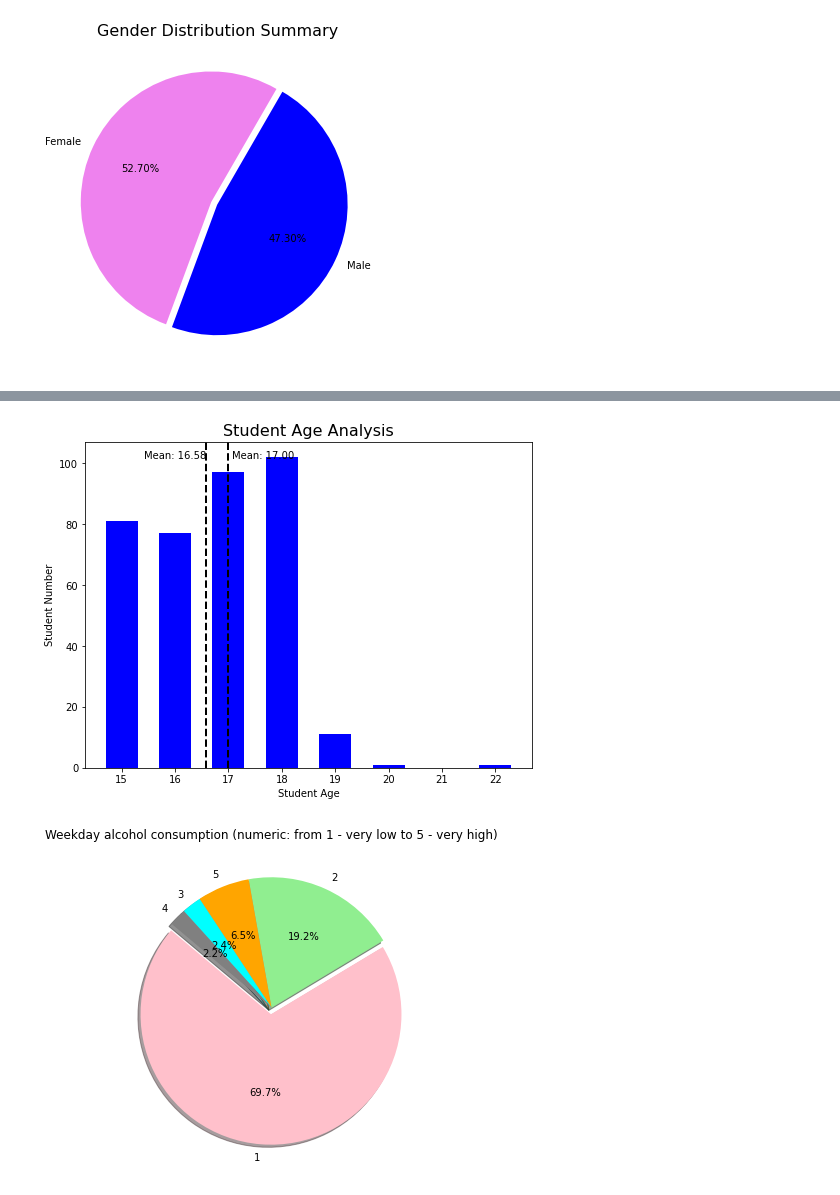
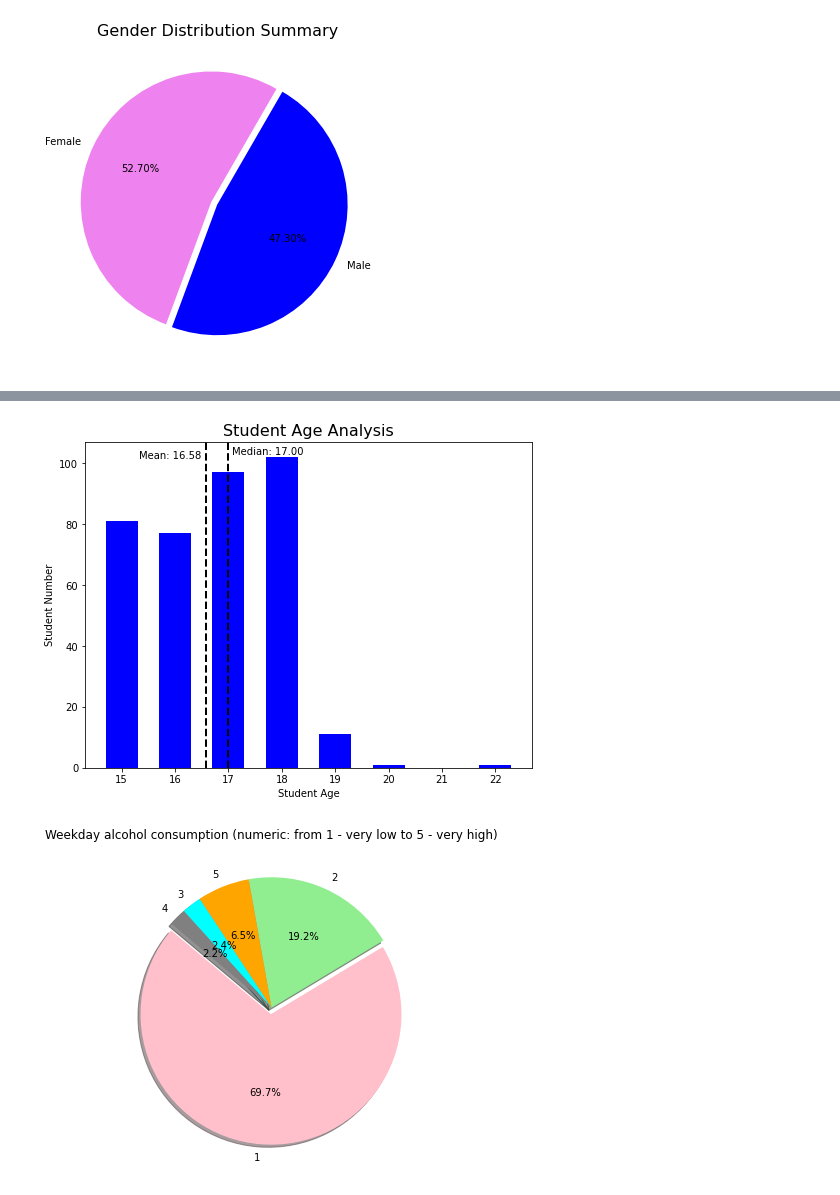
Before and after one commit to panlovelyda/project-one, a Jupyter notebook: AlcoholPy.ipynb, the cells around one changed output, grey strips where cells are left out. Saved outputs shown, nothing was run; the diff lists cells and outputs as text; code cells hidden in the pictures.

```diff
--- a/AlcoholPy.ipynb
+++ b/AlcoholPy.ipynb
@@ -59,19 +66,19 @@ student_age_median=students_df["age"].median()
 # %%
 
 fig=plt.bar(student_age,age_count,color='b',align="center", width= 0.6)
 plt.title("Student Age Analysis",fontsize=16)
 plt.xlabel("Student Age")
 plt.ylabel("Student Number")
 plt.rcParams['figure.figsize'] = [8, 6]
 plt.axvline(student_age_mean, color='k', linestyle='dashed', linewidth=2)
 plt.axvline(student_age_median, color='k', linestyle='dashed', linewidth=2)
 min_ylim, max_ylim = plt.ylim()
-plt.text(student_age_mean*0.93, max_ylim*0.95, 'Mean: {:.2f}'.format(student_age_mean))
+plt.text(student_age_mean*0.925, max_ylim*0.95, 'Mean: {:.2f}'.format(student_age_mean))
 
-plt.text(student_age_mean*1.03, max_ylim*0.95, 'Median: {:.2f}'.format(student_age_median))
+plt.text(student_age_mean*1.03, max_ylim*0.96, 'Median: {:.2f}'.format(student_age_median))
 plt.show()
 # %% [output]
-[figure, old version]
+[figure, new version]
 # %%
 labels = students_df["Dalc"].unique()
 amount = students_df["Dalc"].value_counts()
```
Also changed, not shown: parts of 4 cells of this notebook.
